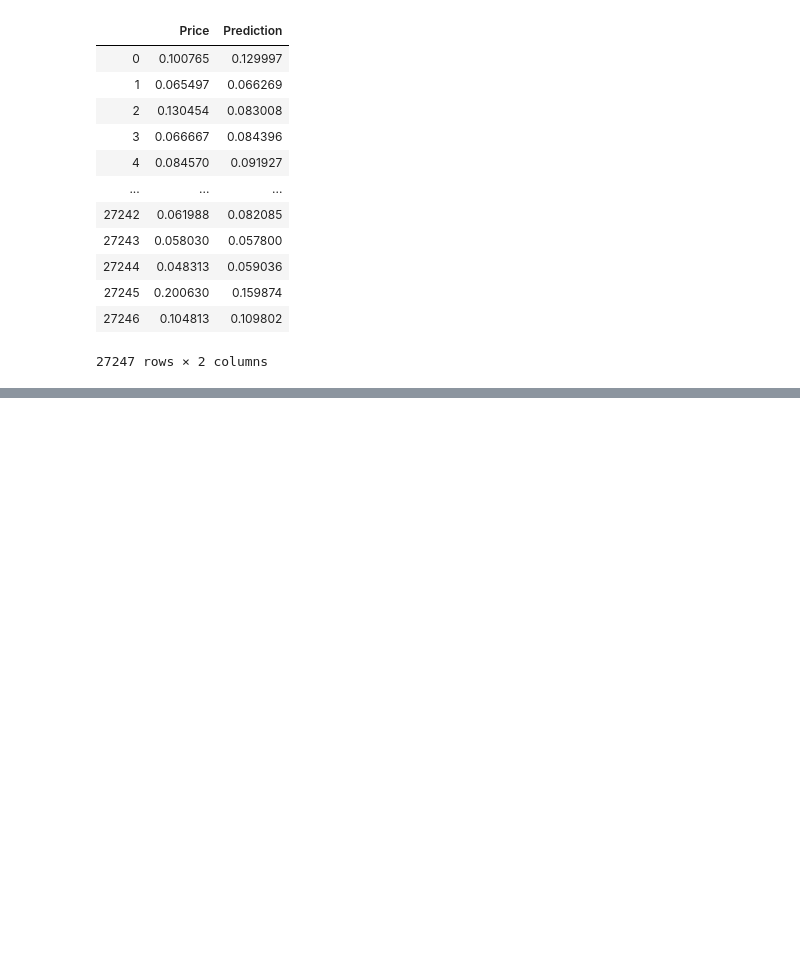
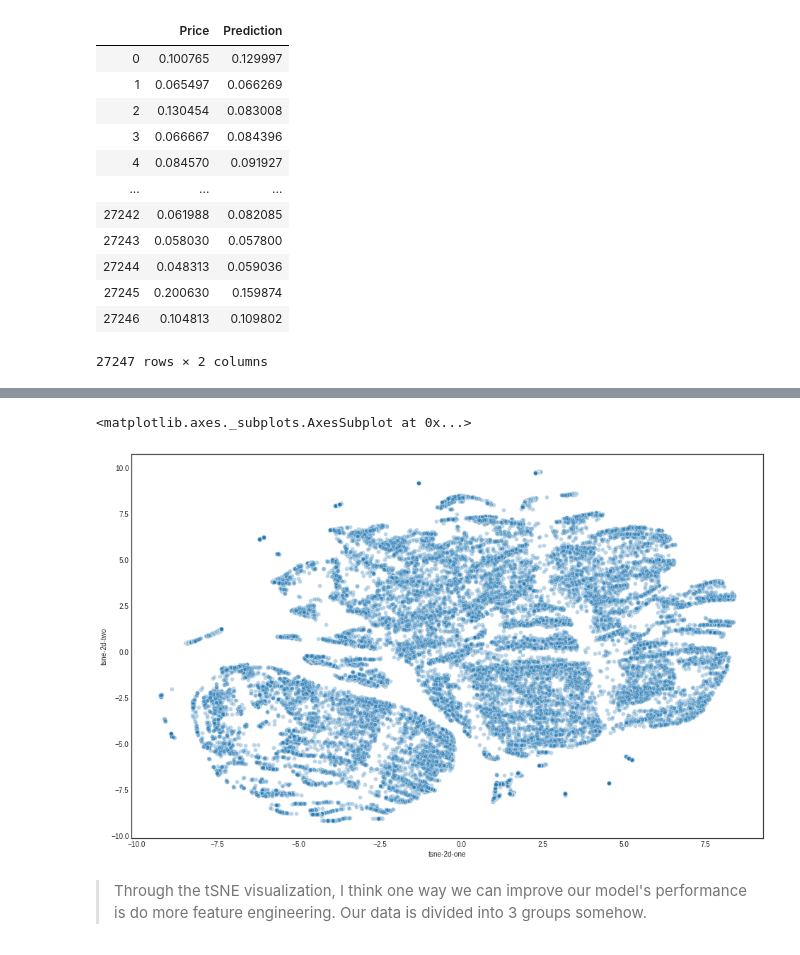
Before and after one commit to vantuan5644/MachineLearningCourse, a Jupyter notebook: Melbourne Housing Prediction.ipynb, the cells around one changed output, grey strips where cells are left out. Saved outputs shown, nothing was run; the diff lists cells and outputs as text; code cells hidden in the pictures; blank space fills up the shorter version.

```diff
--- a/Melbourne Housing Prediction.ipynb
+++ b/Melbourne Housing Prediction.ipynb
@@ -800,0 +906,3 @@ sns.residplot(x="Rooms", y="Prediction", data=pred_df, scatter_kws={"s": 80});
+# %%
+numeric_values = train_df_scaled[numeric_cols]
+numeric_values = numeric_values.fillna(0)
@@ -800,0 +946,20 @@ sns.residplot(x="Rooms", y="Prediction", data=pred_df, scatter_kws={"s": 80});
+# %%
+tsne = TSNE(n_components=2, verbose=0, perplexity=40, n_iter=300)
+tsne_results = tsne.fit_transform(numeric_values)
+df_subset = pd.DataFrame()
+df_subset['tsne-2d-one'] = tsne_results[:,0]
+df_subset['tsne-2d-two'] = tsne_results[:,1]
+plt.figure(figsize=(16,10))
+sns.scatterplot(
+    x="tsne-2d-one", y="tsne-2d-two",
+#     hue="y",
+    palette=sns.color_palette("hls", 10),
+    data=df_subset,
+    legend="full",
+    alpha=0.3
+)
+# %% [output]
+<matplotlib.axes._subplots.AxesSubplot at 0x...>
+[figure, added]
+# %% [markdown]
+> Through the tSNE visualization, I think one way we can improve our model's performance is do more feature engineering. Our data is divided into 3 groups somehow.
```
Also changed, not shown: parts of 22 cells of this notebook.
